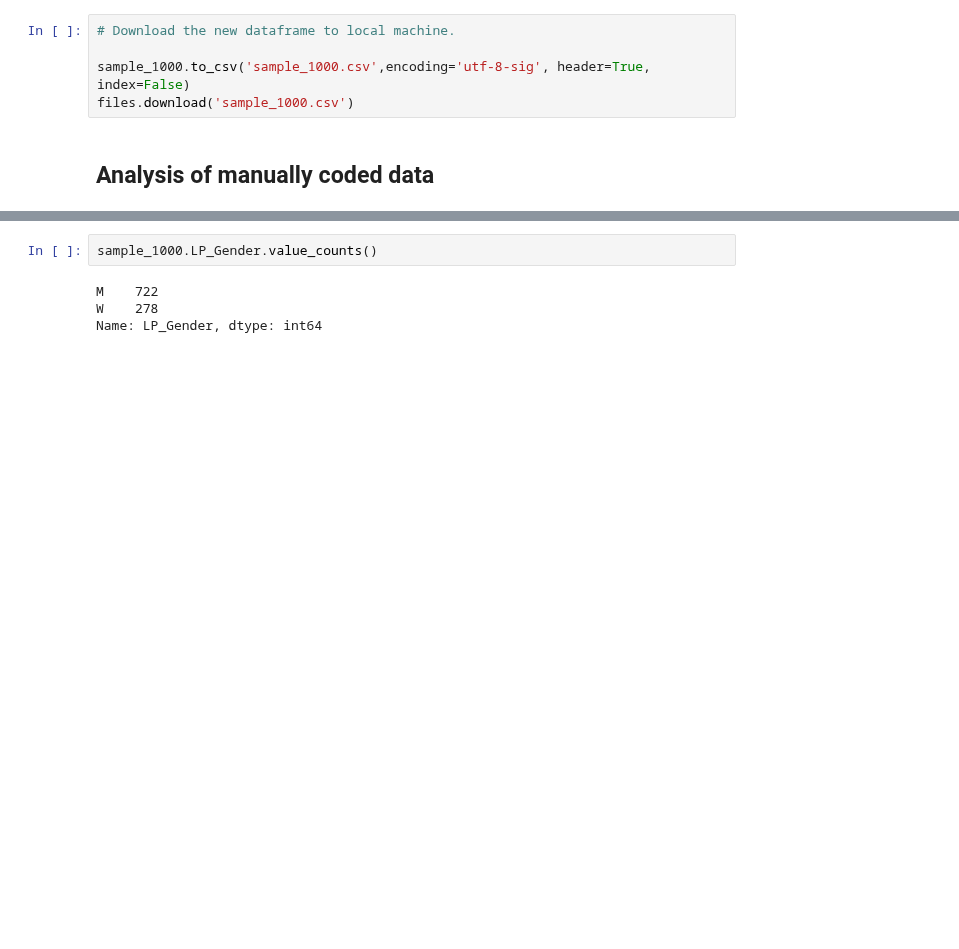
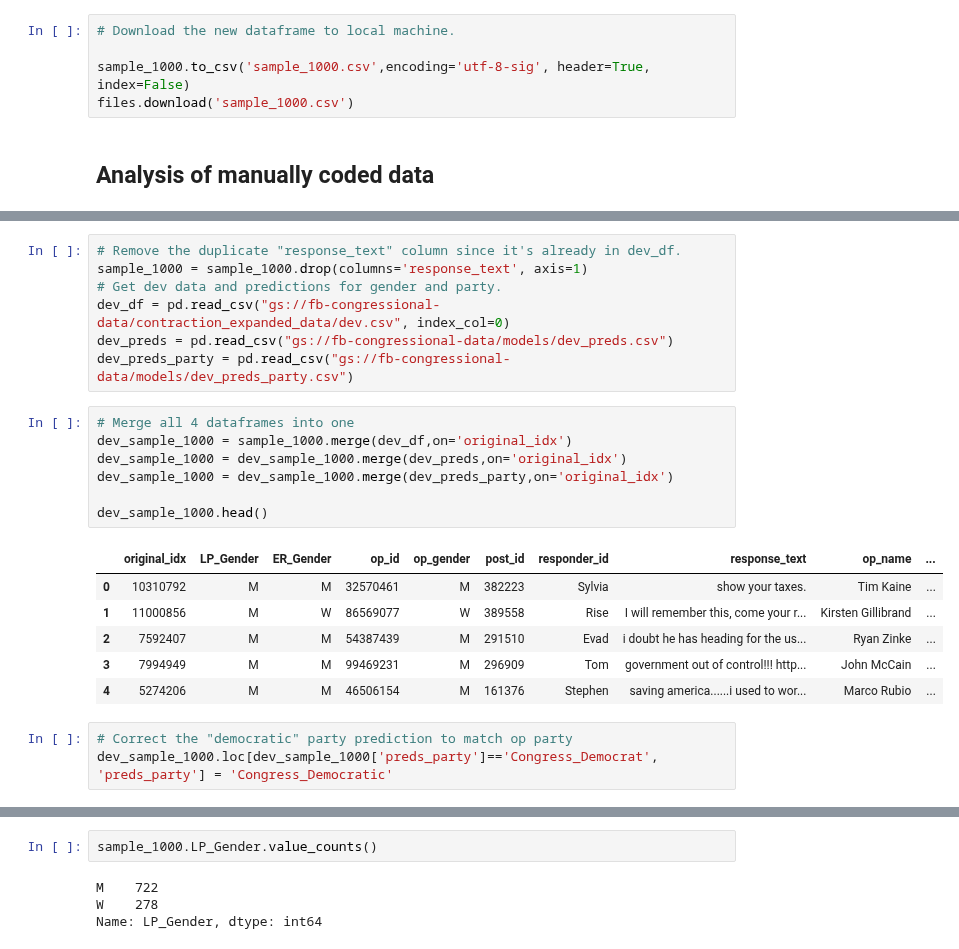
Before and after one commit to emrapport/w266-final-project, a Jupyter notebook: modeling/sample_1000.ipynb, the cells around one changed output, grey strips where cells are left out. Drawn from its saved outputs; the diff is of its cells as text; blank space fills up the shorter version.

Commit message:
added probs/preds

```diff
--- a/modeling/sample_1000.ipynb
+++ b/modeling/sample_1000.ipynb
@@ -83,0 +90,24 @@ Saving sample_1000.csv to sample_1000 (1).csv
+# %%
+# Remove the duplicate "response_text" column since it's already in dev_df.
+sample_1000 = sample_1000.drop(columns='response_text', axis=1)
+# Get dev data and predictions for gender and party.
+dev_df = pd.read_csv("gs://fb-congressional-data/contraction_expanded_data/dev.csv", index_col=0)
+dev_preds = pd.read_csv("gs://fb-congressional-data/models/dev_preds.csv")
+dev_preds_party = pd.read_csv("gs://fb-congressional-data/models/dev_preds_party.csv")
+# %%
+# Merge all 4 dataframes into one
+dev_sample_1000 = sample_1000.merge(dev_df,on='original_idx')
+dev_sample_1000 = dev_sample_1000.merge(dev_preds,on='original_idx')
+dev_sample_1000 = dev_sample_1000.merge(dev_preds_party,on='original_idx')
+
+dev_sample_1000.head()
+# %% [output]
+|  | original_idx | LP_Gender | ER_Gender | op_id | op_gender | post_id | responder_id | response_text | op_name | ... |
+| 0 | 10310792 | M | M | 32570461 | M | 382223 | Sylvia | show your taxes. | Tim Kaine | ... |
+| 1 | 11000856 | M | W | 86569077 | W | 389558 | Rise | I will remember this, come your r... | Kirsten Gillibrand | ... |
+| 2 | 7592407 | M | M | 54387439 | M | 291510 | Evad | i doubt he has heading for the us... | Ryan Zinke | ... |
+| 3 | 7994949 | M | M | 99469231 | M | 296909 | Tom | government out of control!!! http... | John McCain | ... |
+| 4 | 5274206 | M | M | 46506154 | M | 161376 | Stephen | saving america......i used to wor... | Marco Rubio | ... |
+# %%
+# Correct the "democratic" party prediction to match op party
+dev_sample_1000.loc[dev_sample_1000['preds_party']=='Congress_Democrat', 'preds_party'] = 'Congress_Democratic'
```
Also changed, not shown: parts of 10 cells of this notebook.
